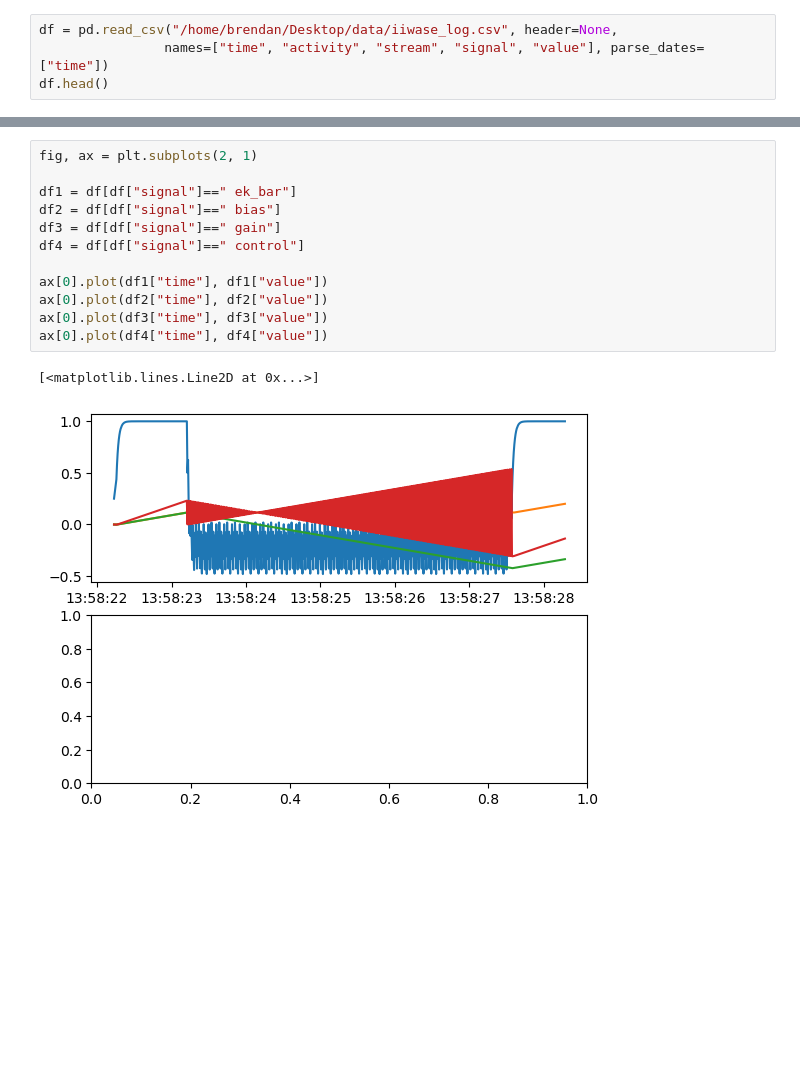
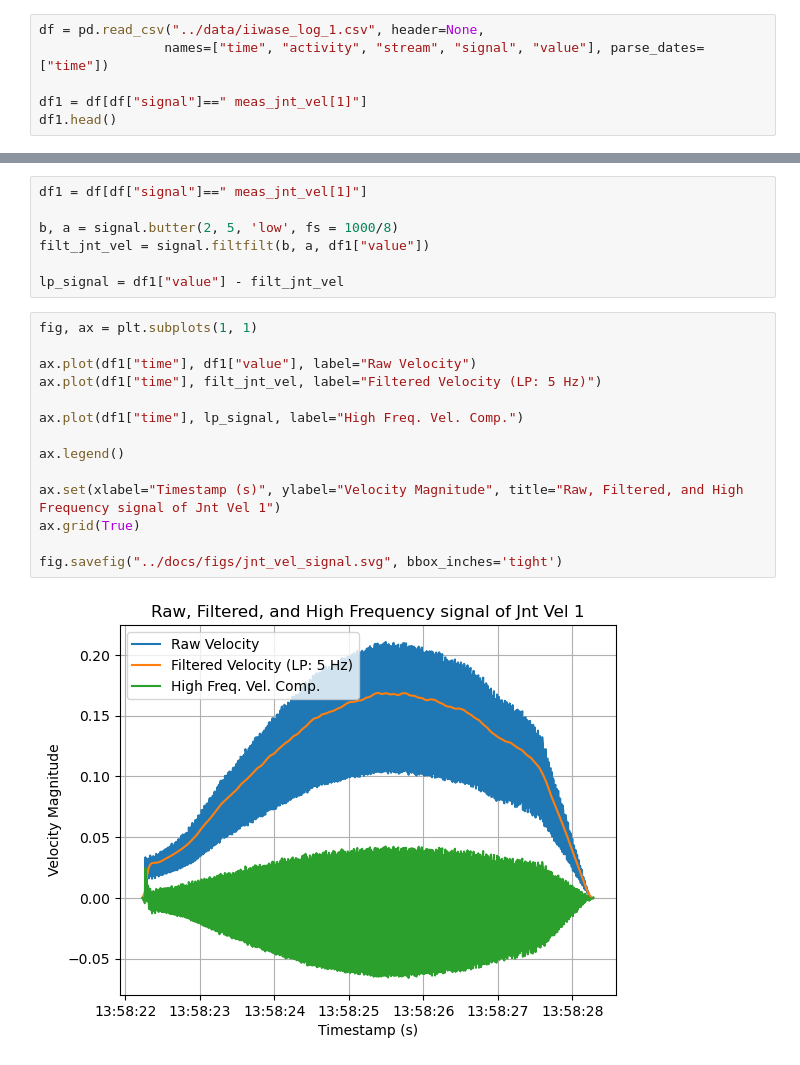
Before and after one commit to denizsoysal/ARCS, a Jupyter notebook: scripts/plot_log.ipynb, the cells around one changed output, grey strips where cells are left out. Saved outputs shown, nothing was run; the diff lists cells and outputs as text; blank space fills up the shorter version.

Commit message:
created jnt vel plot for filtering discussion

```diff
--- a/scripts/plot_log.ipynb
+++ b/scripts/plot_log.ipynb
@@ -5,5 +6,7 @@ import matplotlib.pyplot as plt
 # %%
-df = pd.read_csv("/home/brendan/Desktop/data/iiwase_log.csv", header=None,
+df = pd.read_csv("../data/iiwase_log_1.csv", header=None,
                 names=["time", "activity", "stream", "signal", "value"], parse_dates=["time"])
-df.head()
+
+df1 = df[df["signal"]==" meas_jnt_vel[1]"]
+df1.head()
 # %% [output]
@@ -11,15 +34,23 @@ FileNotFoundError: [Errno 2] No such file or directory: '/home/brendan/Desktop/i
+# %%
+df1 = df[df["signal"]==" meas_jnt_vel[1]"]
+
+b, a = signal.butter(2, 5, 'low', fs = 1000/8)
+filt_jnt_vel = signal.filtfilt(b, a, df1["value"])
+
+lp_signal = df1["value"] - filt_jnt_vel
 # %%
-fig, ax = plt.subplots(2, 1)
+fig, ax = plt.subplots(1, 1)
 
-df1 = df[df["signal"]==" ek_bar"]
-df2 = df[df["signal"]==" bias"]
-df3 = df[df["signal"]==" gain"]
-df4 = df[df["signal"]==" control"]
+ax.plot(df1["time"], df1["value"], label="Raw Velocity")
+ax.plot(df1["time"], filt_jnt_vel, label="Filtered Velocity (LP: 5 Hz)")
 
-ax[0].plot(df1["time"], df1["value"])
-ax[0].plot(df2["time"], df2["value"])
-ax[0].plot(df3["time"], df3["value"])
-ax[0].plot(df4["time"], df4["value"])
+ax.plot(df1["time"], lp_signal, label="High Freq. Vel. Comp.")
+
+ax.legend()
+
+ax.set(xlabel="Timestamp (s)", ylabel="Velocity Magnitude", title="Raw, Filtered, and High Frequency signal of Jnt Vel 1")
+ax.grid(True)
+
+fig.savefig("../docs/figs/jnt_vel_signal.svg", bbox_inches='tight')
 # %% [output]
-[<matplotlib.lines.Line2D at 0x...>]
-[figure, old version]
+[figure, new version]
```
Also changed, not shown: parts of 4 cells of this notebook, 7 other files.
